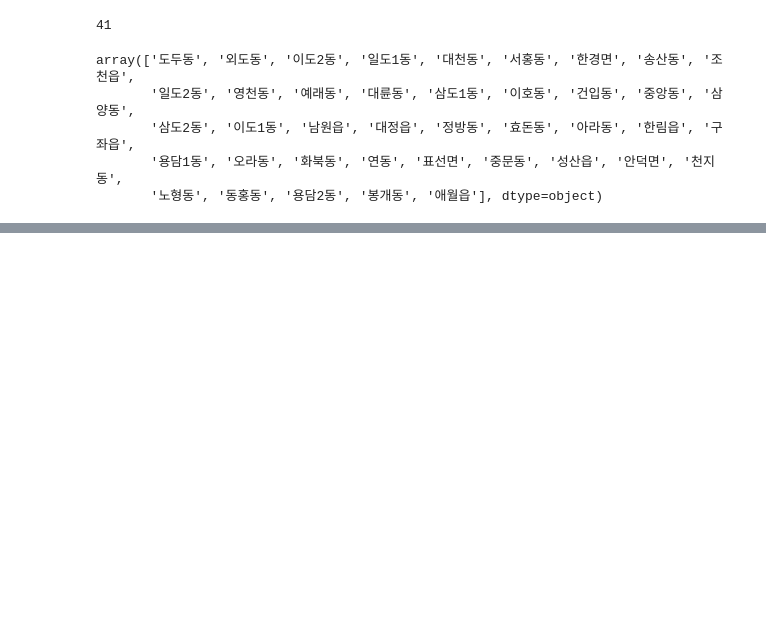
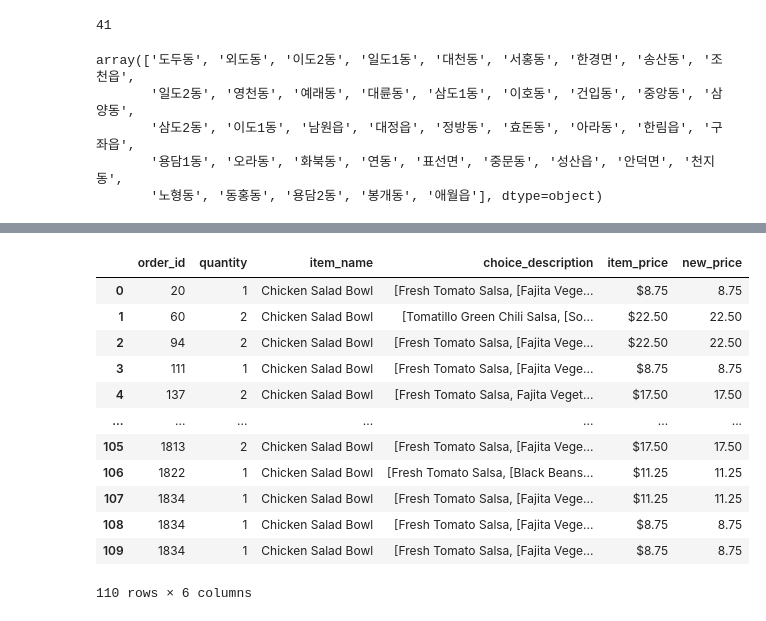
Before and after one commit to endnef2/past_learning, a Jupyter notebook: Pandas practice/datamanim_0215.ipynb, the cells around one changed output, grey strips where cells are left out. Drawn from its saved outputs; the diff is of its cells as text; code cells hidden in the pictures; blank space fills up the shorter version.

```diff
--- a/Pandas practice/datamanim_0215.ipynb
+++ b/Pandas practice/datamanim_0215.ipynb
@@ -239,0 +377,18 @@ array(['도두동', '외도동', '이도2동', '일도1동', '대천동', '서
+# %%
+# item_name명이 Chicken Salad Bowl 인 데이터 프레임을 추출하라고 index 값을 초기화 하여라
+
+df[df['item_name'] == 'Chicken Salad Bowl'].reset_index(drop=True)
+# %% [output]
+|  | order_id | quantity | item_name | choice_description | item_price | new_price |
+| 0 | 20 | 1 | Chicken Salad Bowl | [Fresh Tomato Salsa, [Fajita Vege... | $8.75 | 8.75 |
+| 1 | 60 | 2 | Chicken Salad Bowl | [Tomatillo Green Chili Salsa, [So... | $22.50 | 22.50 |
+| 2 | 94 | 2 | Chicken Salad Bowl | [Fresh Tomato Salsa, [Fajita Vege... | $22.50 | 22.50 |
+| 3 | 111 | 1 | Chicken Salad Bowl | [Fresh Tomato Salsa, [Fajita Vege... | $8.75 | 8.75 |
+| 4 | 137 | 2 | Chicken Salad Bowl | [Fresh Tomato Salsa, Fajita Veget... | $17.50 | 17.50 |
+| ... | ... | ... | ... | ... | ... | ... |
+| 105 | 1813 | 2 | Chicken Salad Bowl | [Fresh Tomato Salsa, [Fajita Vege... | $17.50 | 17.50 |
+| 106 | 1822 | 1 | Chicken Salad Bowl | [Fresh Tomato Salsa, [Black Beans... | $11.25 | 11.25 |
+| 107 | 1834 | 1 | Chicken Salad Bowl | [Fresh Tomato Salsa, [Fajita Vege... | $11.25 | 11.25 |
+| 108 | 1834 | 1 | Chicken Salad Bowl | [Fresh Tomato Salsa, [Fajita Vege... | $8.75 | 8.75 |
+| 109 | 1834 | 1 | Chicken Salad Bowl | [Fresh Tomato Salsa, [Fajita Vege... | $8.75 | 8.75 |
+110 rows × 6 columns
```
Also changed, not shown: parts of 23 cells of this notebook.
